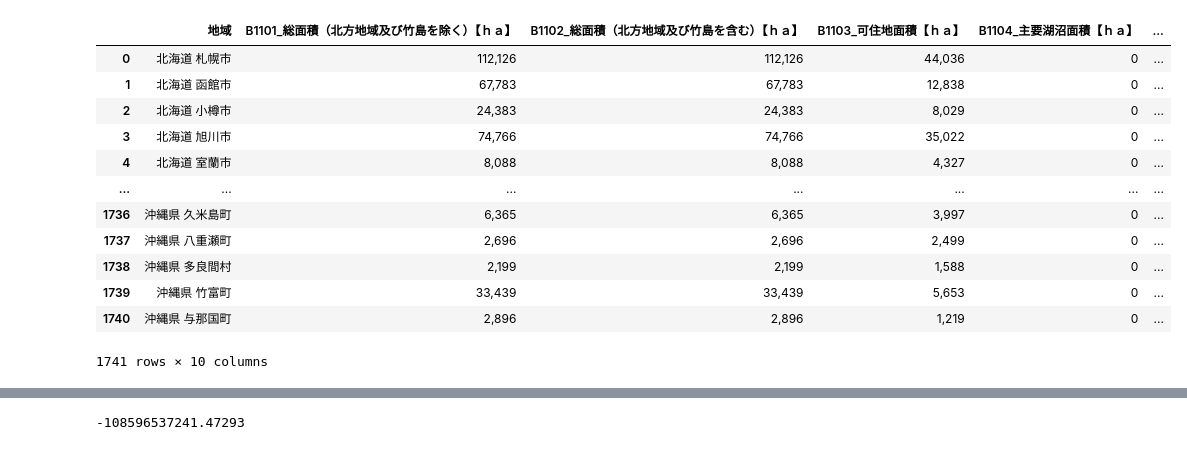
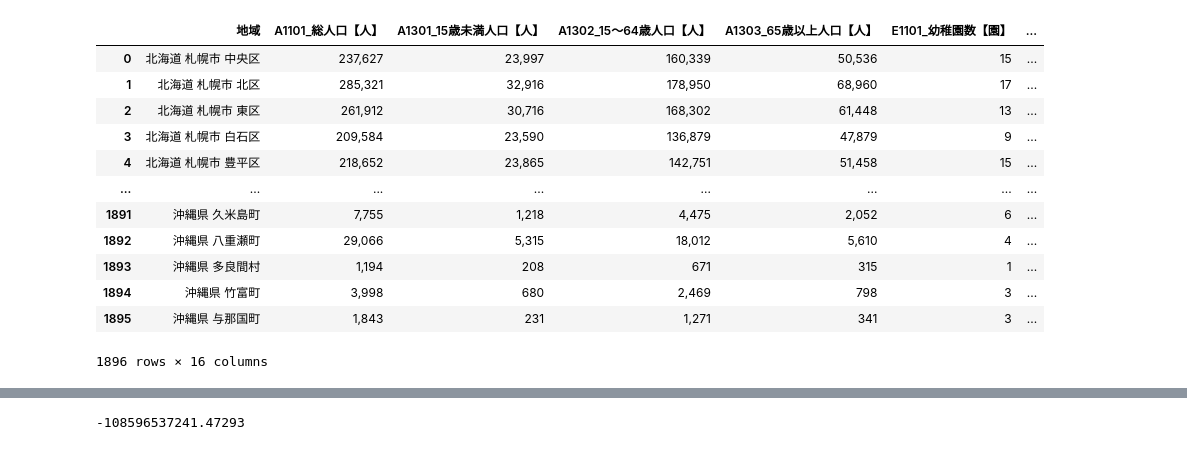
Before and after one commit to YumaKitsu/Niterumachi, a Jupyter notebook: backend/server/research/clustering-pref.ipynb, the cells around one changed output, grey strips where cells are left out. Saved outputs shown, nothing was run; the diff lists cells and outputs as text; code cells hidden in the pictures.

```diff
--- a/backend/server/research/clustering-pref.ipynb
+++ b/backend/server/research/clustering-pref.ipynb
@@ -3,22 +4,21 @@ import pandas as pd
 import matplotlib.pyplot as plt
 # %%
-df = pd.read_csv('nature-data.csv', encoding="shift-jis", skiprows=11)
-df.columns
-df.drop(df.columns[0: 3], axis=1, inplace=True)
-df.drop(df.columns[1], axis=1, inplace=True)
+df = pd.read_csv('data.csv',  encoding="shift-jis", skiprows=6)
+df.drop(df.iloc[:, :3], axis=1, inplace=True)
+df.drop(['/項目', '注釈', '注釈.1', '注釈.2', '注釈.3','注釈.4', '注釈.5', '注釈.6', '注釈.7', '注釈.8', '注釈.9', '注釈.10','注釈.11','注釈.12','注釈.13', '注釈.14'], axis=1, inplace=True)
 df
 # %% [output]
-|  | 地域 | B1101_総面積（北方地域及び竹島を除く）【ｈａ】 | B1102_総面積（北方地域及び竹島を含む）【ｈａ】 | B1103_可住地面積【ｈａ】 | B1104_主要湖沼面積【ｈａ】 | ... |
-| 0 | 北海道 札幌市 | 112,126 | 112,126 | 44,036 | 0 | ... |
-| 1 | 北海道 函館市 | 67,783 | 67,783 | 12,838 | 0 | ... |
-| 2 | 北海道 小樽市 | 24,383 | 24,383 | 8,029 | 0 | ... |
-| 3 | 北海道 旭川市 | 74,766 | 74,766 | 35,022 | 0 | ... |
-| 4 | 北海道 室蘭市 | 8,088 | 8,088 | 4,327 | 0 | ... |
-| ... | ... | ... | ... | ... | ... | ... |
-| 1736 | 沖縄県 久米島町 | 6,365 | 6,365 | 3,997 | 0 | ... |
-| 1737 | 沖縄県 八重瀬町 | 2,696 | 2,696 | 2,499 | 0 | ... |
-| 1738 | 沖縄県 多良間村 | 2,199 | 2,199 | 1,588 | 0 | ... |
-| 1739 | 沖縄県 竹富町 | 33,439 | 33,439 | 5,653 | 0 | ... |
-| 1740 | 沖縄県 与那国町 | 2,896 | 2,896 | 1,219 | 0 | ... |
+|  | 地域 | A1101_総人口【人】 | A1301_15歳未満人口【人】 | A1302_15〜64歳人口【人】 | A1303_65歳以上人口【人】 | E1101_幼稚園数【園】 | ... |
+| 0 | 北海道 札幌市 中央区 | 237,627 | 23,997 | 160,339 | 50,536 | 15 | ... |
+| 1 | 北海道 札幌市 北区 | 285,321 | 32,916 | 178,950 | 68,960 | 17 | ... |
+| 2 | 北海道 札幌市 東区 | 261,912 | 30,716 | 168,302 | 61,448 | 13 | ... |
+| 3 | 北海道 札幌市 白石区 | 209,584 | 23,590 | 136,879 | 47,879 | 9 | ... |
+| 4 | 北海道 札幌市 豊平区 | 218,652 | 23,865 | 142,751 | 51,458 | 15 | ... |
+| ... | ... | ... | ... | ... | ... | ... | ... |
+| 1891 | 沖縄県 久米島町 | 7,755 | 1,218 | 4,475 | 2,052 | 6 | ... |
+| 1892 | 沖縄県 八重瀬町 | 29,066 | 5,315 | 18,012 | 5,610 | 4 | ... |
+| 1893 | 沖縄県 多良間村 | 1,194 | 208 | 671 | 315 | 1 | ... |
+| 1894 | 沖縄県 竹富町 | 3,998 | 680 | 2,469 | 798 | 3 | ... |
+| 1895 | 沖縄県 与那国町 | 1,843 | 231 | 1,271 | 341 | 3 | ... |
-1741 rows × 10 columns
+1896 rows × 16 columns
 # %%
```
Also changed, not shown: parts of 17 cells of this notebook, 1 other file.
